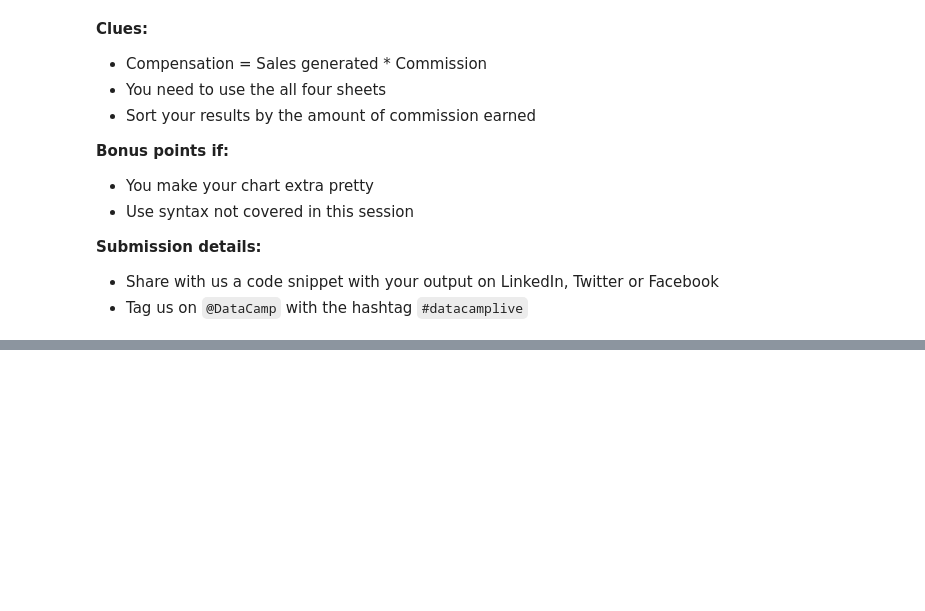
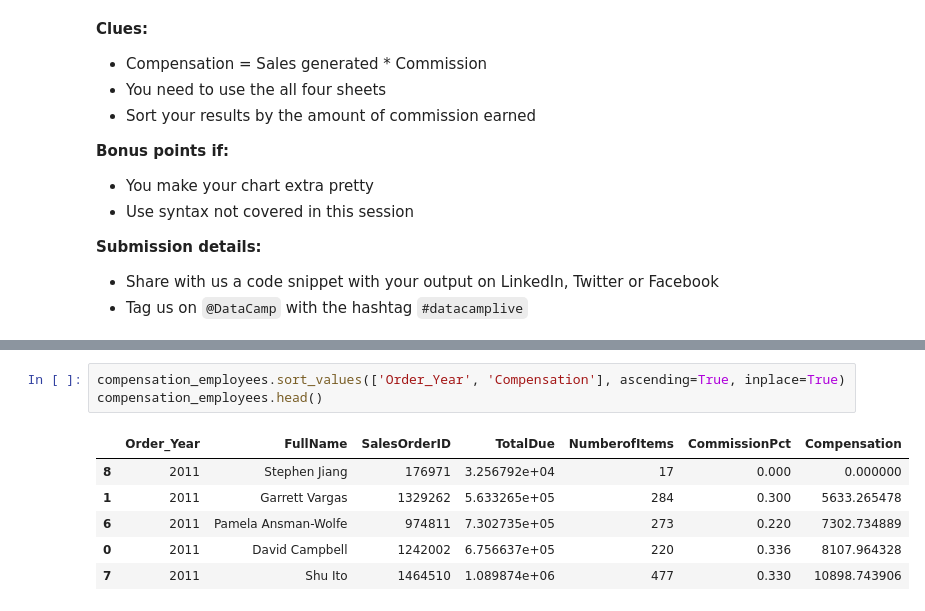
Before and after one commit to kolom-ensky/datacamp_webinars, a Jupyter notebook: python_for_excel_users.ipynb, the cells around one changed output, grey strips where cells are left out. Drawn from its saved outputs; the diff is of its cells as text; blank space fills up the shorter version.

```diff
--- a/python_for_excel_users.ipynb
+++ b/python_for_excel_users.ipynb
@@ -584,0 +625,10 @@ plt.show()
+# %%
+compensation_employees.sort_values(['Order_Year', 'Compensation'], ascending=True, inplace=True)
+compensation_employees.head()
+# %% [output]
+|  | Order_Year | FullName | SalesOrderID | TotalDue | NumberofItems | CommissionPct | Compensation |
+| 8 | 2011 | Stephen Jiang | 176971 | 3.256792e+04 | 17 | 0.000 | 0.000000 |
+| 1 | 2011 | Garrett Vargas | 1329262 | 5.633265e+05 | 284 | 0.300 | 5633.265478 |
+| 6 | 2011 | Pamela Ansman-Wolfe | 974811 | 7.302735e+05 | 273 | 0.220 | 7302.734889 |
+| 0 | 2011 | David Campbell | 1242002 | 6.756637e+05 | 220 | 0.336 | 8107.964328 |
+| 7 | 2011 | Shu Ito | 1464510 | 1.089874e+06 | 477 | 0.330 | 10898.743906 |
```
Also changed, not shown: parts of 11 cells of this notebook.
